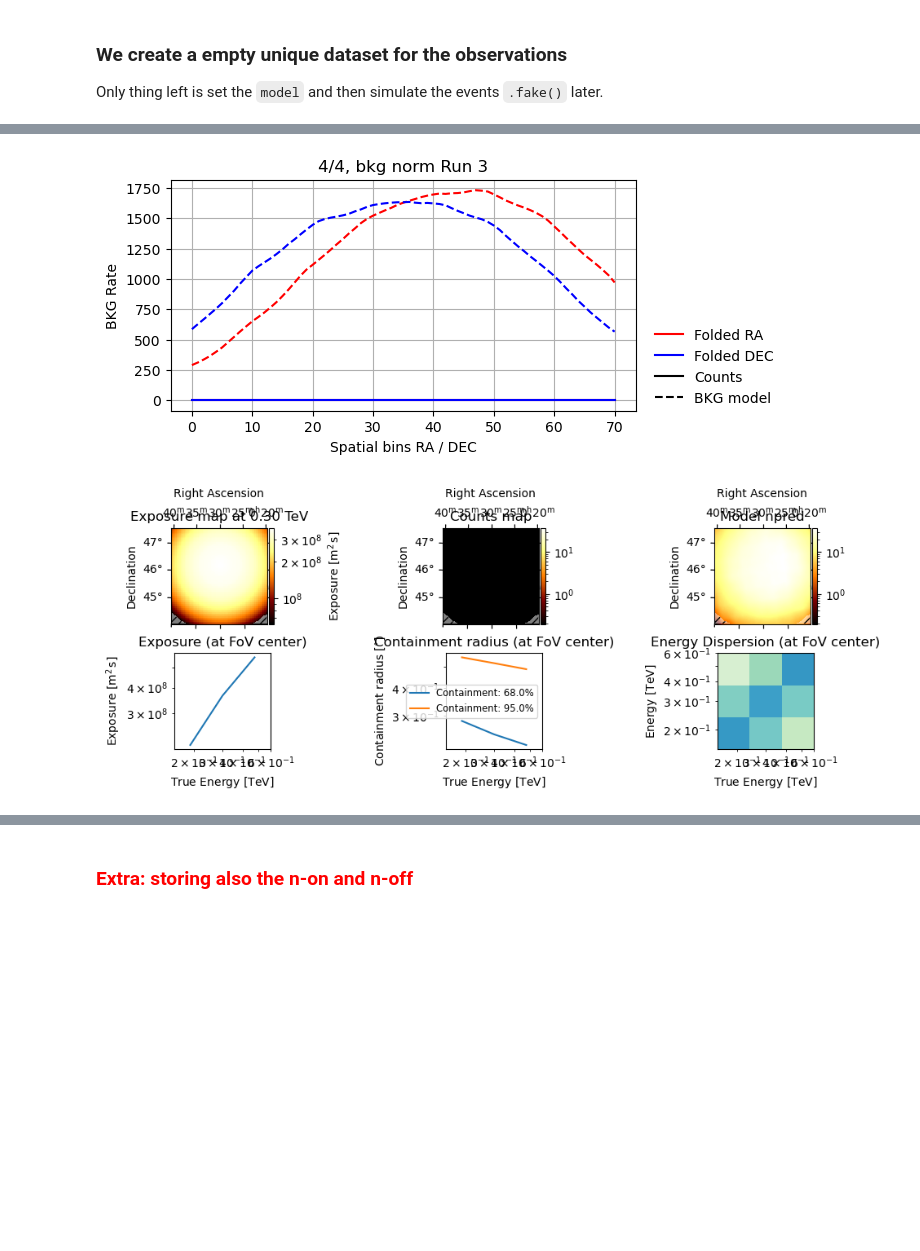
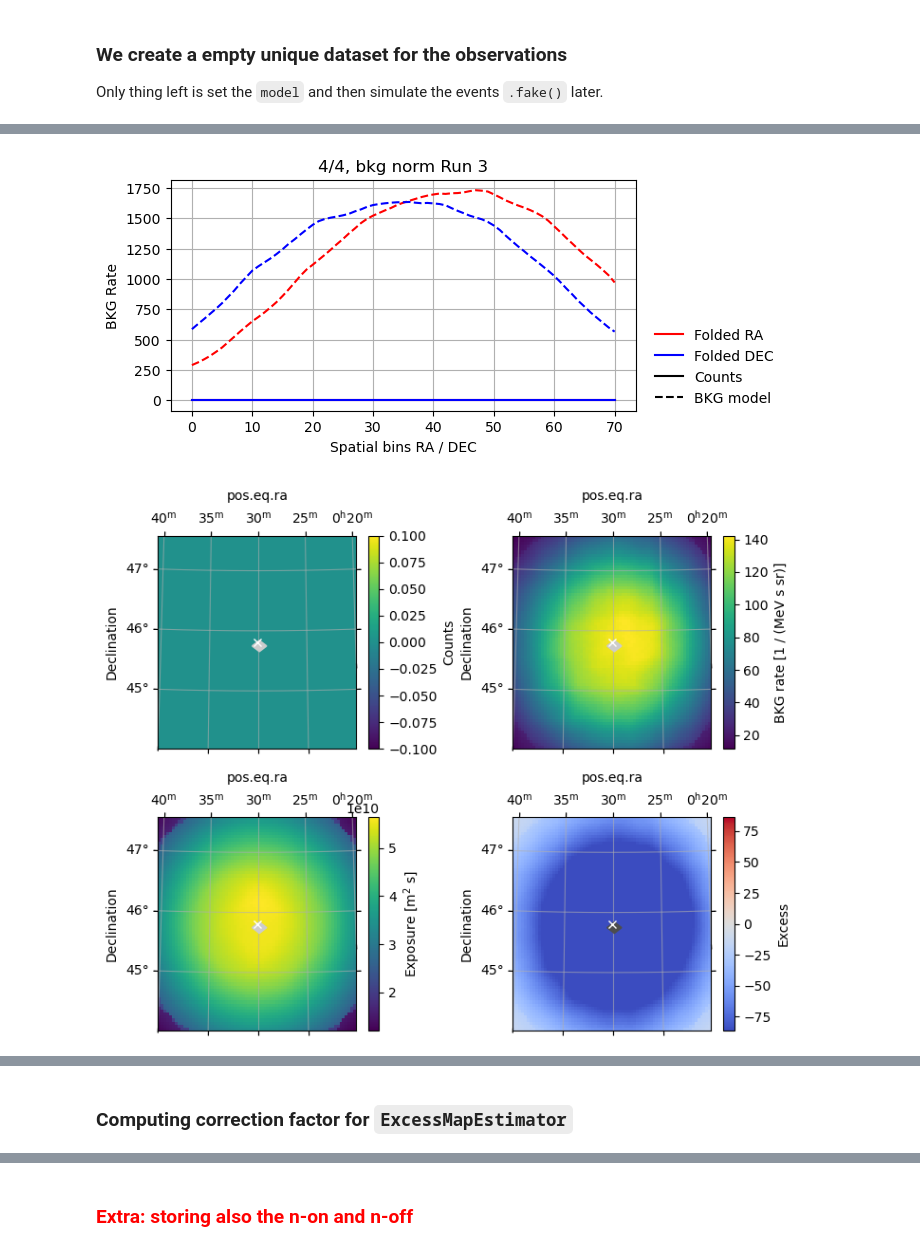
Before and after one commit to juanjq/gw-gamma-global-uls, a Jupyter notebook: notebook_sim.ipynb, the cells around one changed output, grey strips where cells are left out. Drawn from its saved outputs; the diff is of its cells as text; code cells hidden in the pictures; blank space fills up the shorter version.

```diff
--- a/notebook_sim.ipynb
+++ b/notebook_sim.ipynb
@@ -91,8 +100,14 @@ o_min, o_max, o_bins = 0 * u.deg, 2.5 * u.deg, 5 # Offset binning
 # %% [markdown]
 Other secundary parameters
 # %%
+USE_DIRAC_DELTA = True
+USE_ITERATIVE_ULS = True
+delta_coord = SkyCoord(ra=7.53, dec=45.81, unit="deg")
+
 # Confidence level for SkyMap results
 confidence_level = 0.95
+
+n_sim_flux = 500
 
 # --- Binning --- #
 size_fov = 2.5 * u.deg
@@ -407,13 +427,13 @@ fig, (ax1, ax2, ax3) = plt.subplots(1, 3, figsize=(9, 2.6), subplot_kw={"project
 
 tsmax = np.max(np.abs([np.nanmax(ts), np.nanmin(ts)]))
 a1 = ax1.pcolormesh(
-    bin_c_ra, bin_c_dec, ts, shading="gouraud", transform=ax1.get_transform("icrs"), cmap="seismic", vmin=-tsmax, vmax=tsmax
+    bin_c_ra, bin_c_dec, ts, shading="nearest", transform=ax1.get_transform("icrs"), cmap="seismic", vmin=-tsmax, vmax=tsmax
 )
 a2 = ax2.pcolormesh(
-    bin_c_ra, bin_c_dec, log_gw, shading="gouraud", transform=ax2.get_transform("icrs"), cmap="cylon", vmin=-25, vmax=-13,
+    bin_c_ra, bin_c_dec, log_gw, shading="nearest", transform=ax2.get_transform("icrs"), cmap="cylon", vmin=-25, vmax=-13,
 )
 a3 = ax3.pcolormesh(
-    bin_c_ra, bin_c_dec, ts2, shading="gouraud", transform=ax3.get_transform("icrs"), cmap="viridis", vmin=-18
+    bin_c_ra, bin_c_dec, ts2, shading="nearest", transform=ax3.get_transform("icrs"), cmap="viridis", vmin=-18
 )
 fig.colorbar(a1, ax=ax1, label="TS$=2\\log\\left(\\frac{\\mathcal{L}(n|n)}{\\mathcal{L}(n|n_{BKG})}\\right)$")
 fig.colorbar(a2, ax=ax2, label=r"$2\log(P_{GW})$", extend="min")
@@ -431,17 +451,19 @@ for ax in [ax1, ax2, ax3]:
     ax.plot(source_coord.ra.deg, source_coord.dec.deg, "x", transform=ax.get_transform("icrs"),
             label="Pointing" if ax == ax2 else None, color="k", ls="")
     ax.set_xlabel("RA [deg]"); ax.grid()
+    ax.coords[0].set_axislabel_position("b"); ax.coords[0].set_ticklabel_position("b")
 
-ax3.plot(lambda_coord_real.ra.deg, lambda_coord_real.dec.deg, "x", transform=ax.get_transform("icrs"),
-         label=f"Maximum = {lambda_real:.2f}", color="r", ls="")
+ax3.plot(lambda_coord_real.ra.deg, lambda_coord_real.dec.deg, "x", color="r", ls="",
+         transform=ax.get_transform("icrs"),label=f"Maximum = {lambda_real:.2f}")
 
 for dec in (ax2.coords[1], ax3.coords[1]):
     dec.set_ticks_visible(False)
     dec.set_ticklabel_visible(False)
 
-ax1.set_ylabel("DEC [deg]"); ax2.set_title("GW PDF"); ax3.set_title("TS'"); ax2.legend(frameon=False, loc=2, fontsize=8)
+ax1.set(ylabel="DEC [deg]", title=f"TS ({axis_energy.edges[0]:.2f}-{axis_energy.edges[-1]:.2f})")
+ax2.set_title("GW PDF"); ax3.set_title("TS'"); ax2.legend(frameon=False, loc=2, fontsize=8)
 l3 = ax3.legend(frameon=False, loc=2, fontsize=8); [text.set_color("w") for text in l3.get_texts()]
-ax1.set_title(f"TS ({axis_energy.edges[0]:.2f}-{axis_energy.edges[-1]:.2f})"); plt.tight_layout()
+plt.tight_layout()
 
 plt.show()
 # %% [output]
@@ -534,29 +534,31 @@ Only thing left is set the `model` and then simulate the events `.fake()` later.
 # %%
 maker = MapDatasetMaker(selection=["background", "psf", "edisp", "exposure"])
 maker_safe_mask = SafeMaskMaker(methods=["offset-max"], offset_max=size_fov)
 
 dataset_empty = MapDataset.create(geom, energy_axis_true=axis_energy_true)
 dataset_stacked_simulated = MapDataset.create(geom, energy_axis_true=axis_energy_true)
 
 dataset_simulated = []
 for i, obs in enumerate(observations):
     dataset = maker.run(dataset_empty.copy(), obs)
     dataset = maker_safe_mask.run(dataset, obs)
     dataset.background = bkg_models[i] # Setting the BKG model of real data
     dataset_simulated.append(dataset)
     dataset_stacked_simulated.stack(dataset)
 
     utils.summary_folded_counts(dataset, bin_c_ra, obs, i, len(observations))
 
 dataset_all_simulated = Datasets(dataset_simulated)
 
-dataset_simulated[0].peek(figsize=(10, 4))
+# with warnings.catch_warnings():
+#     warnings.simplefilter("ignore", category=UserWarning)
+#     dataset_stacked_simulated.peek(figsize=(10, 6))
 utils.summary_maps(
-    dataset_simulated[0], geom, bin_edges_ra, bin_edges_dec, data_ligo_2d, threshold_maps, source_coord, source_name
+    dataset_stacked_simulated, geom, bin_edges_ra, bin_edges_dec, data_ligo_2d, threshold_maps, source_coord, source_name
 )
 # %% [output]
 [figure]
 [figure]
 [figure]
 [figure]
-[figure, old version]
+[figure, new version]
@@ -563,0 +565,2 @@ utils.summary_maps(
+# %% [markdown]
+### Computing correction factor for `ExcessMapEstimator`
```
Also changed, not shown: parts of 40 cells of this notebook, 8 other files.
